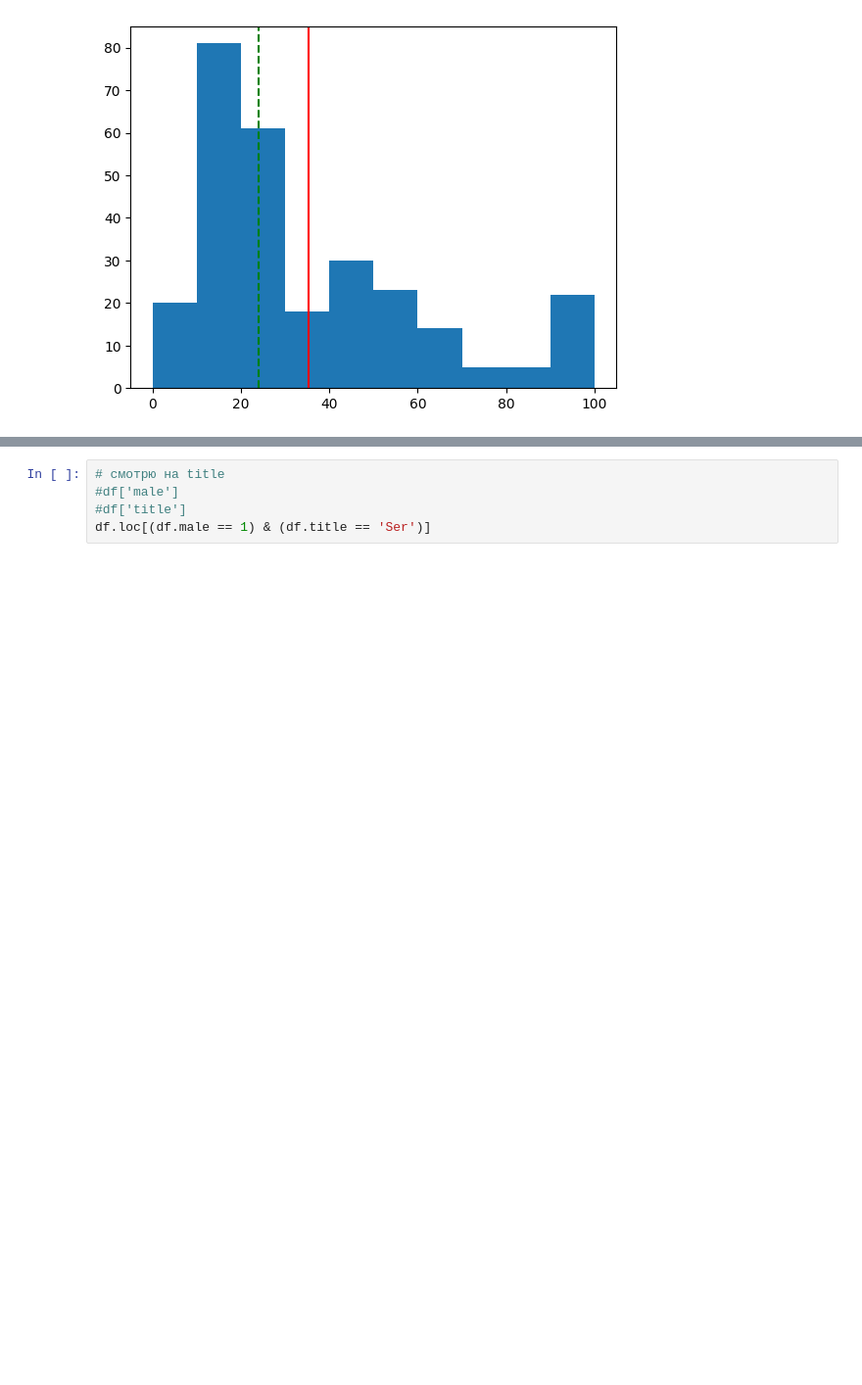
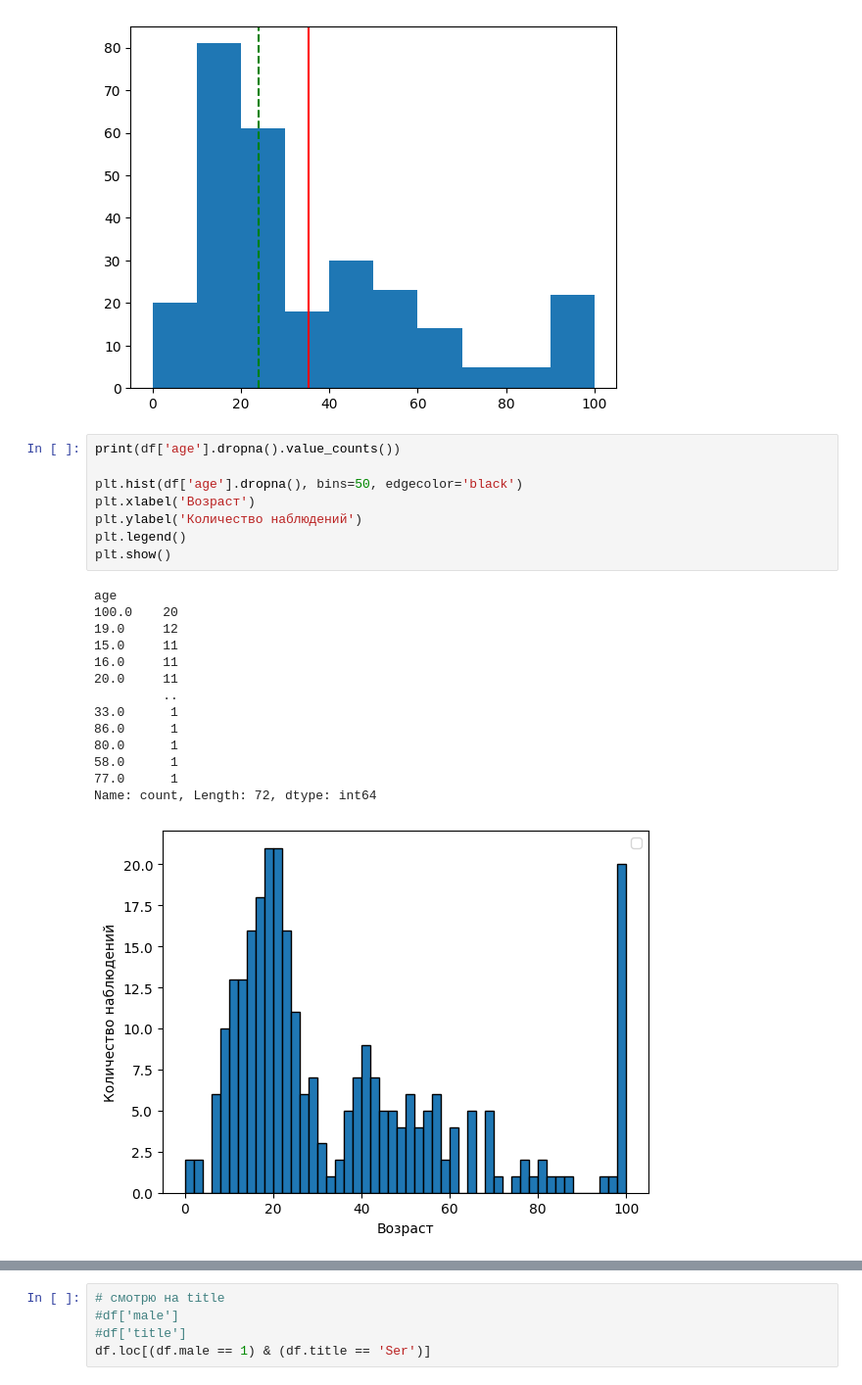
Before and after one commit to episode16/Py, a Jupyter notebook: DLS_mipt/game_of_thrones_hw1/hw_1_game_of_thrones_ipynb.ipynb, the cells around one changed output, grey strips where cells are left out. Shown: that part at 98% size. Saved outputs shown, nothing was run; the diff lists cells and outputs as text; blank space fills up the shorter version.

```diff
--- a/DLS_mipt/game_of_thrones_hw1/hw_1_game_of_thrones_ipynb.ipynb
+++ b/DLS_mipt/game_of_thrones_hw1/hw_1_game_of_thrones_ipynb.ipynb
@@ -280,3 +280,26 @@ plt.show()
 Среднее = 35.29032258064516
 Медиана = 24.0
 [figure]
+# %%
+print(df['age'].dropna().value_counts())
+
+plt.hist(df['age'].dropna(), bins=50, edgecolor='black')
+plt.xlabel('Возраст')
+plt.ylabel('Количество наблюдений')
+plt.legend()
+plt.show()
+# %% [output]
+age
+100.0    20
+19.0     12
+15.0     11
+16.0     11
+20.0     11
+         ..
+33.0      1
+86.0      1
+80.0      1
+58.0      1
+77.0      1
+Name: count, Length: 72, dtype: int64
+[figure, added]
```
Also changed, not shown: parts of 5 cells of this notebook.
